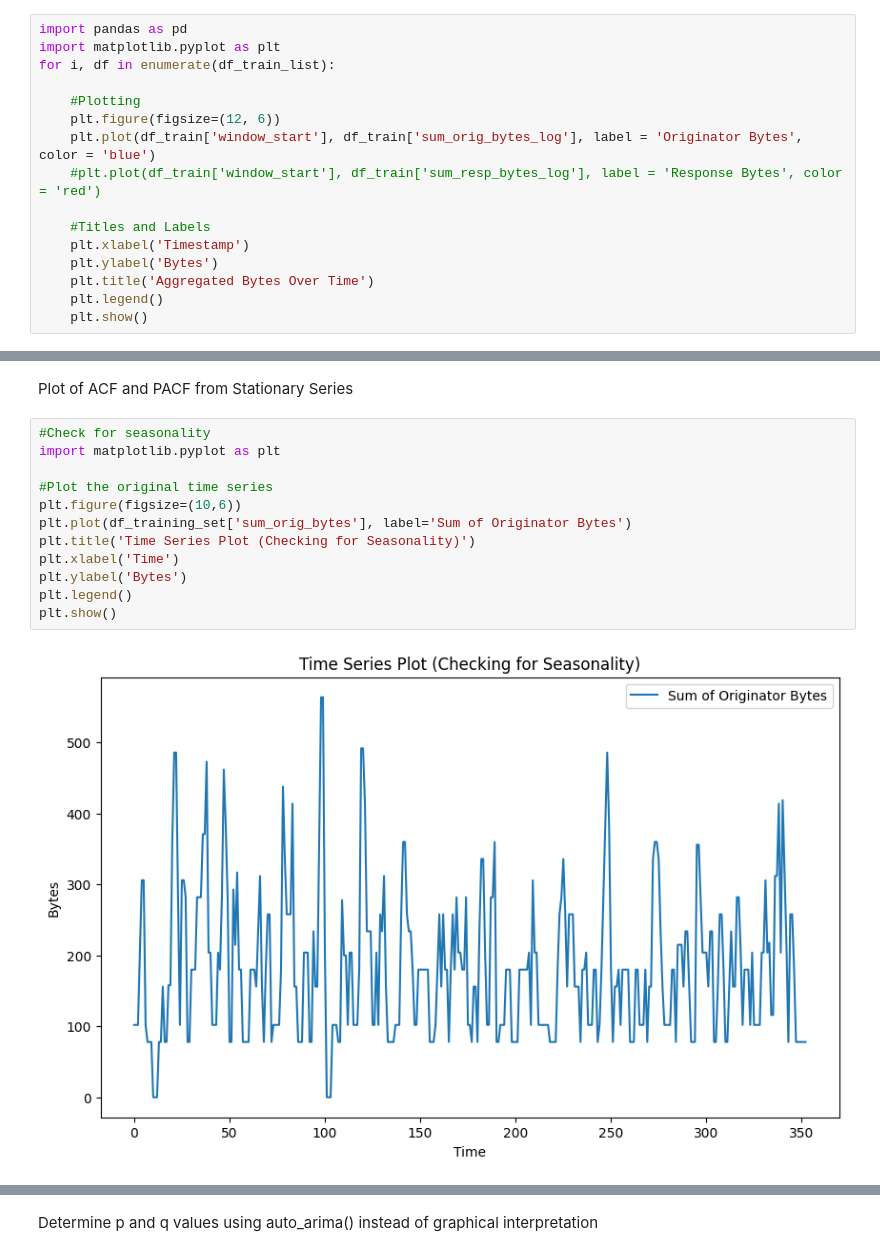
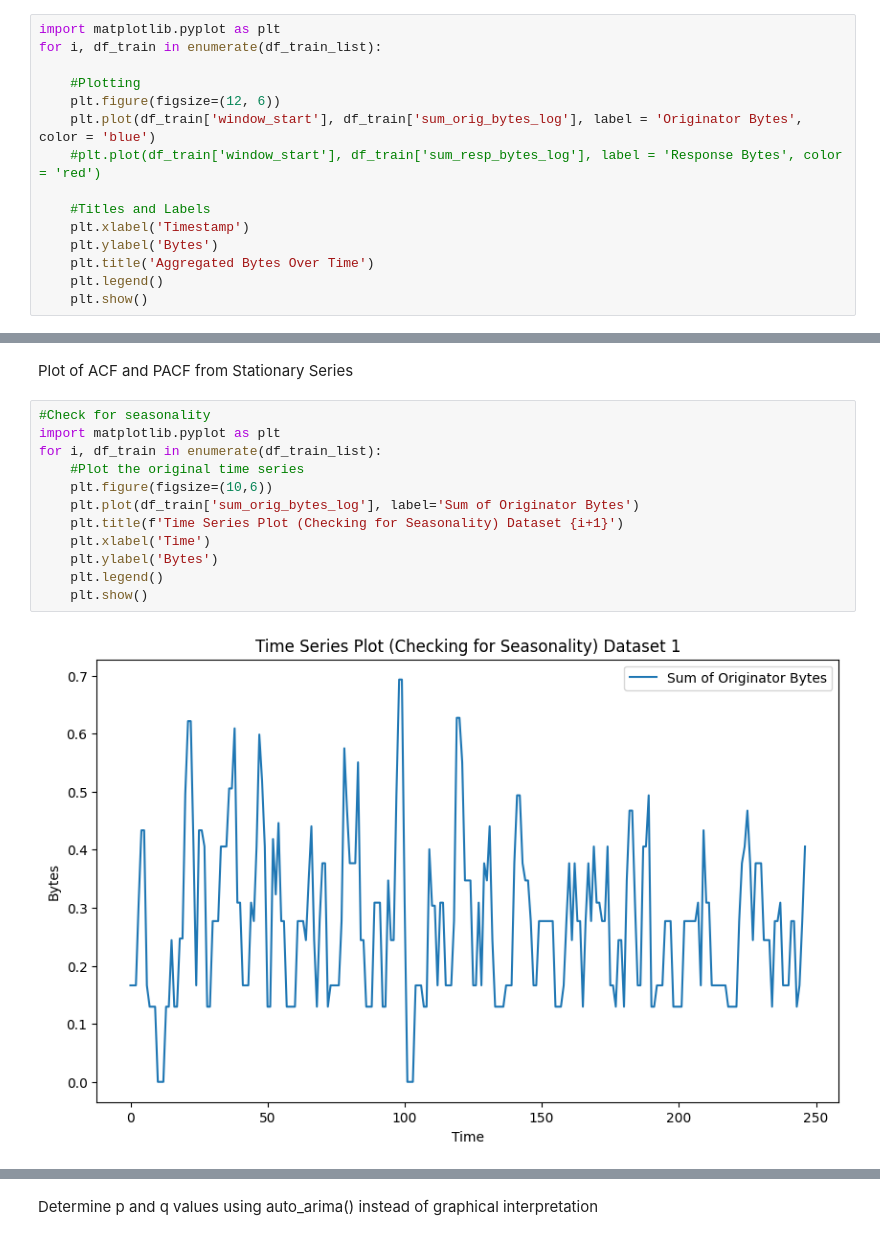
Before and after one commit to 2022-uwf-nsa-grad-project/Time-Series-Analysis, a Jupyter notebook: ARIMAModelFitStd.ipynb, the cells around one changed output, grey strips where cells are left out. Drawn from its saved outputs; the diff is of its cells as text.

```diff
--- a/ARIMAModelFitStd.ipynb
+++ b/ARIMAModelFitStd.ipynb
@@ -159,9 +165,8 @@ Train ARIMA Model
 # %% [markdown]
 Visualize DataFrame that is Used for Training
 # %%
-import pandas as pd
 import matplotlib.pyplot as plt
-for i, df in enumerate(df_train_list):
+for i, df_train in enumerate(df_train_list):
 
     #Plotting
     plt.figure(figsize=(12, 6))
@@ -219,14 +234,14 @@ Plot of ACF and PACF from Stationary Series
 # %%
 #Check for seasonality
 import matplotlib.pyplot as plt
-
-#Plot the original time series
-plt.figure(figsize=(10,6))
-plt.plot(df_training_set['sum_orig_bytes'], label='Sum of Originator Bytes')
-plt.title('Time Series Plot (Checking for Seasonality)')
-plt.xlabel('Time')
-plt.ylabel('Bytes')
-plt.legend()
-plt.show()
+for i, df_train in enumerate(df_train_list):
+    #Plot the original time series
+    plt.figure(figsize=(10,6))
+    plt.plot(df_train['sum_orig_bytes_log'], label='Sum of Originator Bytes')
+    plt.title(f'Time Series Plot (Checking for Seasonality) Dataset {i+1}')
+    plt.xlabel('Time')
+    plt.ylabel('Bytes')
+    plt.legend()
+    plt.show()
 # %% [output]
-[figure, old version]
+[figure, new version]
```
Also changed, not shown: parts of 16 cells of this notebook.
